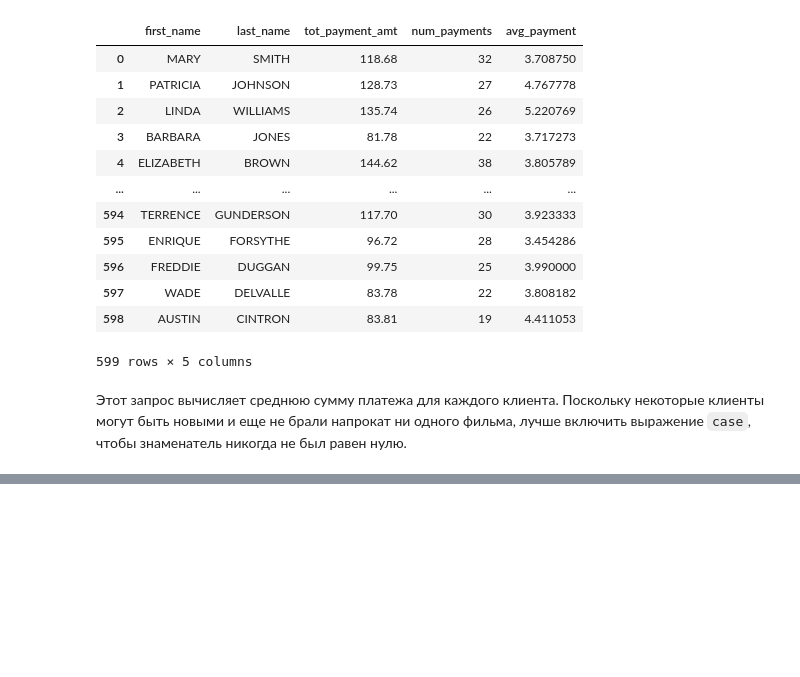
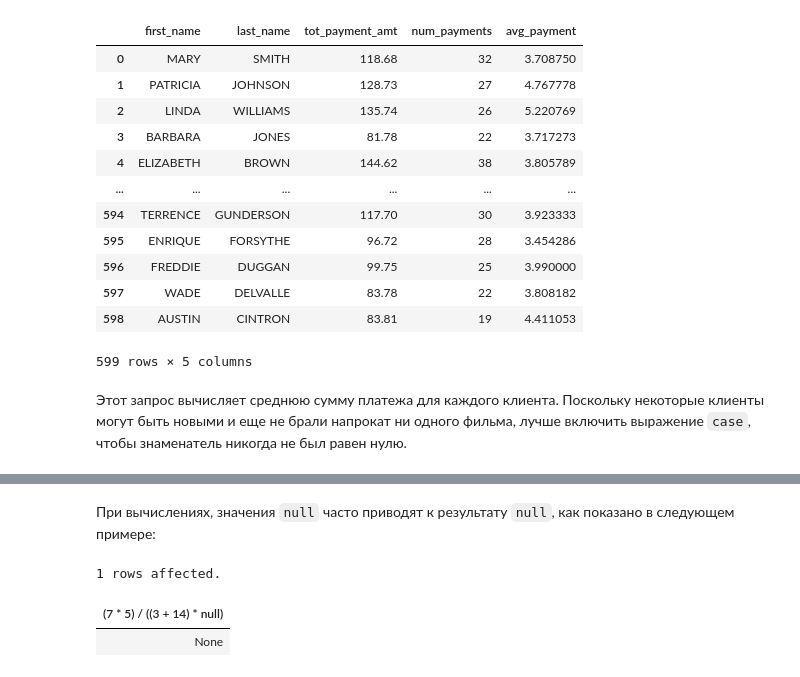
Before and after one commit to magus1968/learning-sql, a Jupyter notebook: docs/chapters/ch11.ipynb, the cells around one changed output, grey strips where cells are left out. Drawn from its saved outputs; the diff is of its cells as text; code cells hidden in the pictures; blank space fills up the shorter version.

```diff
--- a/docs/chapters/ch11.ipynb
+++ b/docs/chapters/ch11.ipynb
@@ -502,0 +594,9 @@ GROUP BY
+# %% [markdown]
+При вычислениях, значения `null` часто приводят к результату `null`, как показано в следующем примере:
+# %%
+%%sql
+SELECT (7 * 5) / ((3 + 14) * null);
+# %% [output]
+1 rows affected.
+| (7 * 5) / ((3 + 14) * null) |
+| None |
```
Also changed, not shown: parts of 10 cells of this notebook.
